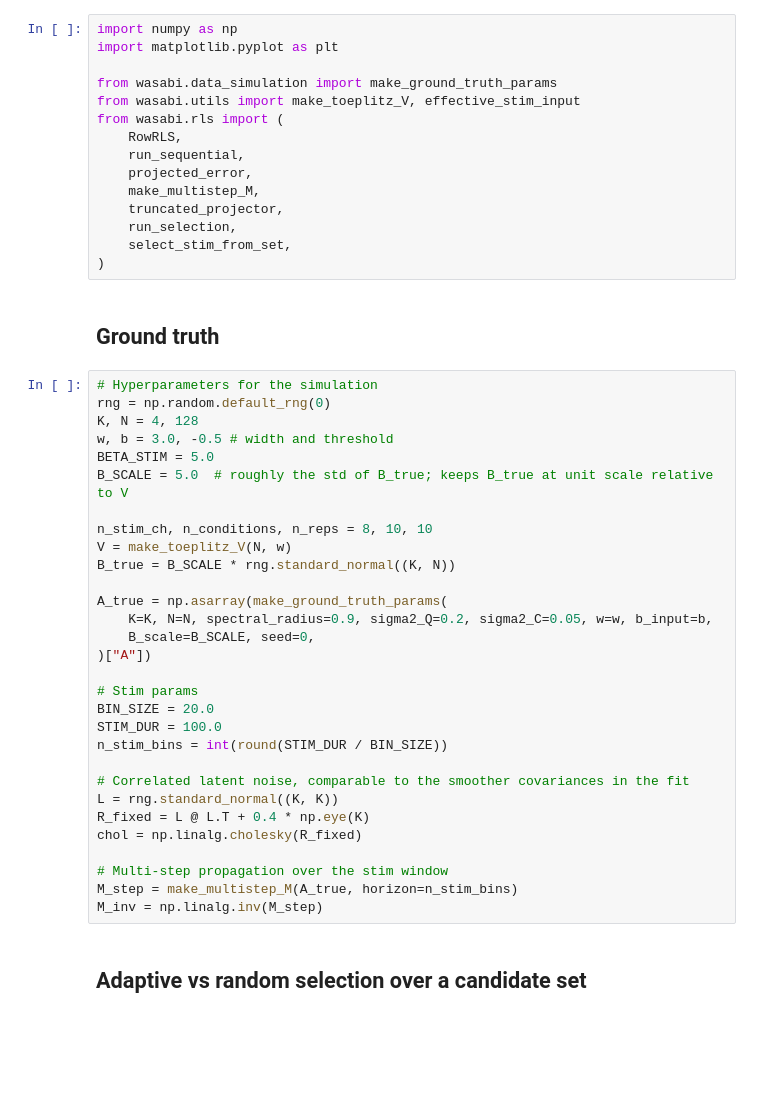
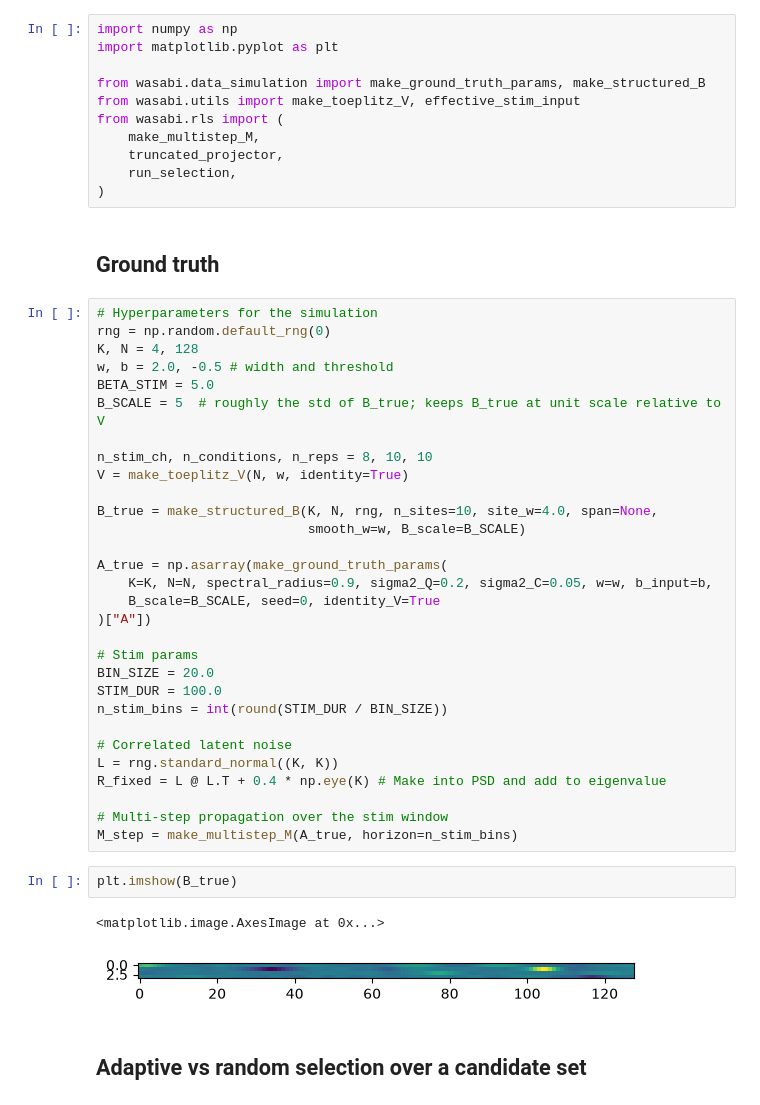
Before and after one commit to bryan-tseng/WASABI, a Jupyter notebook: scripts/rls_simulation.ipynb, the cells around one changed output. Drawn from its saved outputs; the diff is of its cells as text; blank space fills up the shorter version.

```diff
--- a/scripts/rls_simulation.ipynb
+++ b/scripts/rls_simulation.ipynb
@@ -4,16 +11,12 @@
 import numpy as np
 import matplotlib.pyplot as plt
 
-from wasabi.data_simulation import make_ground_truth_params
+from wasabi.data_simulation import make_ground_truth_params, make_structured_B
 from wasabi.utils import make_toeplitz_V, effective_stim_input
 from wasabi.rls import (
-    RowRLS,
-    run_sequential,
-    projected_error,
     make_multistep_M,
     truncated_projector,
     run_selection,
-    select_stim_from_set,
 )
 # %% [markdown]
 ## Ground truth
@@ -21,17 +24,19 @@ from wasabi.rls import (
 # Hyperparameters for the simulation
 rng = np.random.default_rng(0)
 K, N = 4, 128
-w, b = 3.0, -0.5 # width and threshold
+w, b = 2.0, -0.5 # width and threshold
 BETA_STIM = 5.0
-B_SCALE = 5.0  # roughly the std of B_true; keeps B_true at unit scale relative to V
+B_SCALE = 5  # roughly the std of B_true; keeps B_true at unit scale relative to V
 
 n_stim_ch, n_conditions, n_reps = 8, 10, 10
-V = make_toeplitz_V(N, w)
-B_true = B_SCALE * rng.standard_normal((K, N))
+V = make_toeplitz_V(N, w, identity=True)
+
+B_true = make_structured_B(K, N, rng, n_sites=10, site_w=4.0, span=None,
+                           smooth_w=w, B_scale=B_SCALE)
 
 A_true = np.asarray(make_ground_truth_params(
     K=K, N=N, spectral_radius=0.9, sigma2_Q=0.2, sigma2_C=0.05, w=w, b_input=b,
-    B_scale=B_SCALE, seed=0,
+    B_scale=B_SCALE, seed=0, identity_V=True
 )["A"])
 
 # Stim params
@@ -39,14 +44,17 @@ BIN_SIZE = 20.0
 STIM_DUR = 100.0
 n_stim_bins = int(round(STIM_DUR / BIN_SIZE))
 
-# Correlated latent noise, comparable to the smoother covariances in the fit
+# Correlated latent noise
 L = rng.standard_normal((K, K))
-R_fixed = L @ L.T + 0.4 * np.eye(K)
-chol = np.linalg.cholesky(R_fixed)
+R_fixed = L @ L.T + 0.4 * np.eye(K) # Make into PSD and add to eigenvalue
 
 # Multi-step propagation over the stim window
 M_step = make_multistep_M(A_true, horizon=n_stim_bins)
-M_inv = np.linalg.inv(M_step)
+# %%
+plt.imshow(B_true)
+# %% [output]
+<matplotlib.image.AxesImage at 0x...>
+[figure, added]
 # %% [markdown]
 ## Adaptive vs random selection over a candidate set
 # %%
```
Also changed, not shown: parts of 14 cells of this notebook, 35 other files.
